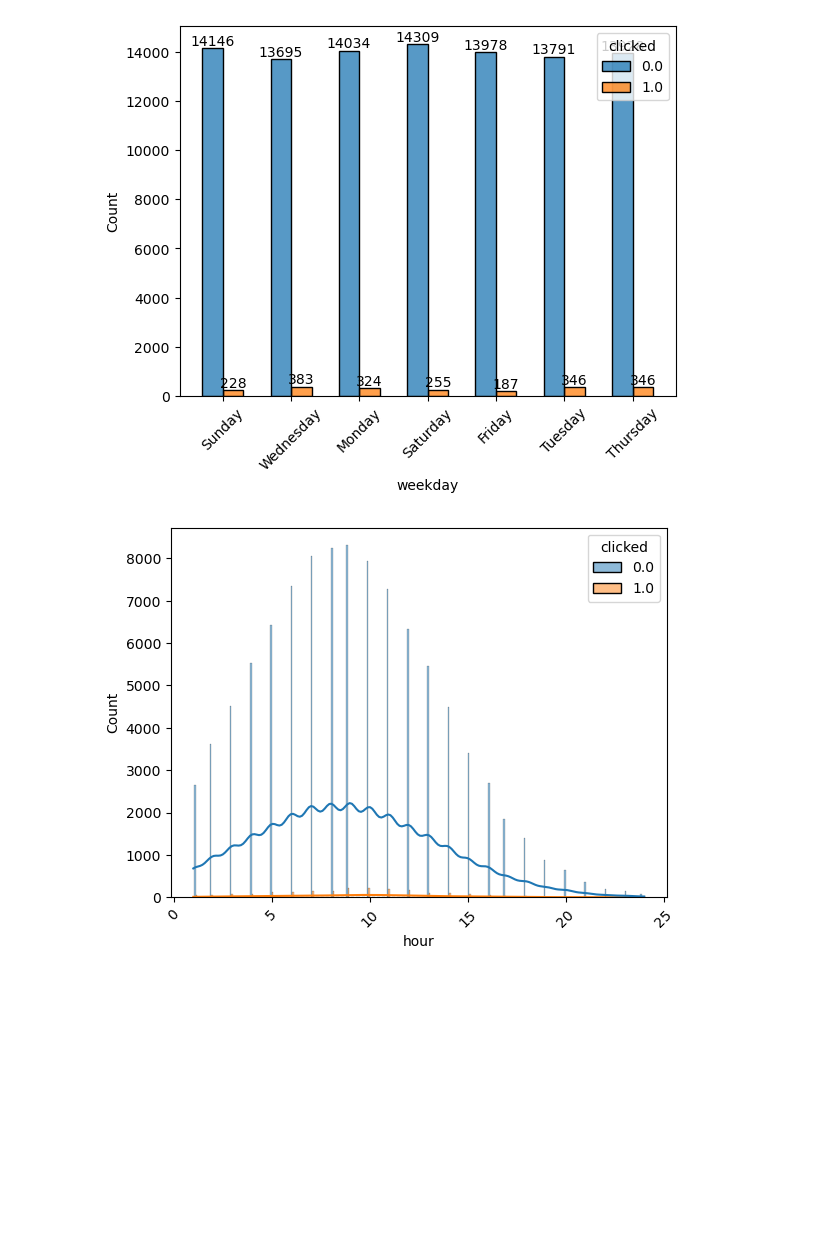
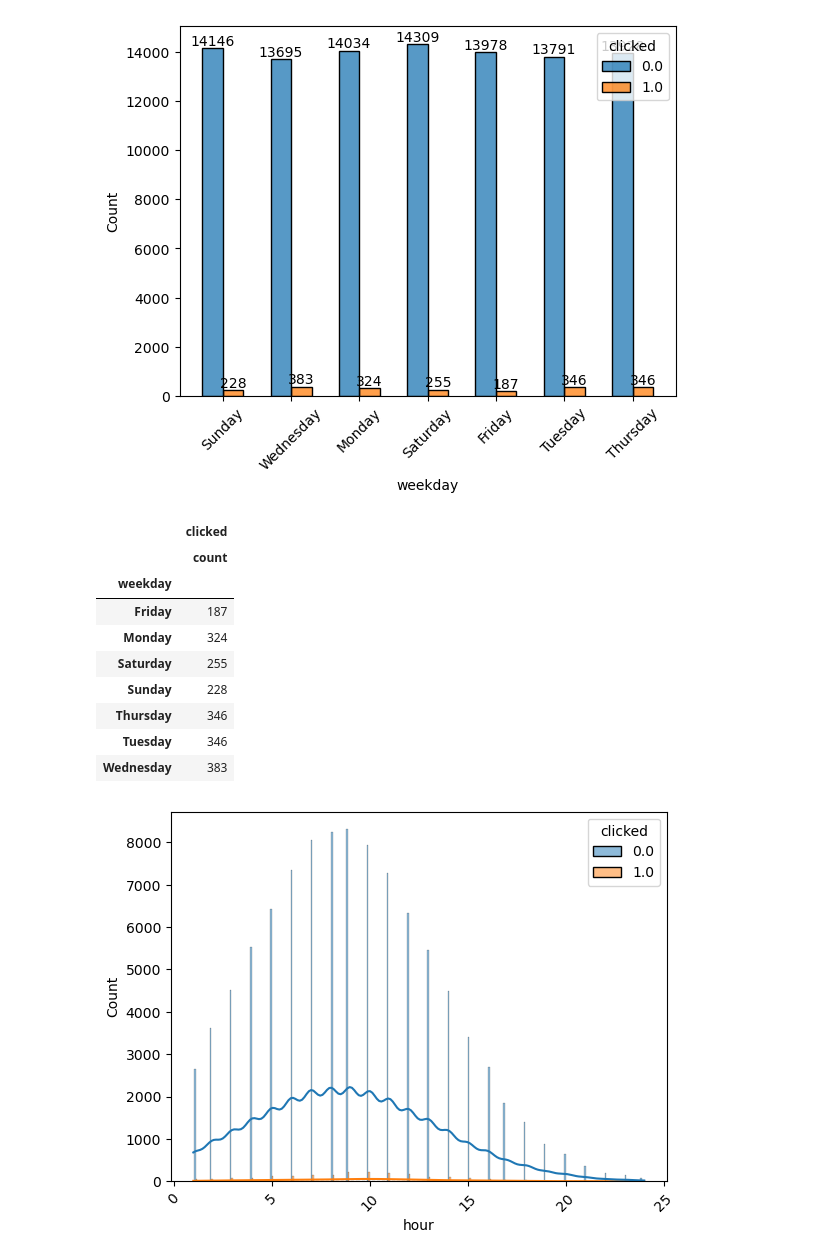
Before and after one commit to akhilmuraleedharan/email_optimization, a Jupyter notebook: Email_optimization.ipynb, the cells around one changed output. Drawn from its saved outputs; the diff is of its cells as text; code cells hidden in the pictures; blank space fills up the shorter version.

```diff
--- a/Email_optimization.ipynb
+++ b/Email_optimization.ipynb
@@ -221,6 +231,19 @@ plt.xticks(rotation=45)
 plt.show()
 # %% [output]
 [figure]
+# %%
+data[data['clicked']==1].groupby(by='weekday')[['clicked']].agg(['count'])
+# %% [output]
+|  | clicked |
+|  | count |
+| weekday |  |
+| Friday | 187 |
+| Monday | 324 |
+| Saturday | 255 |
+| Sunday | 228 |
+| Thursday | 346 |
+| Tuesday | 346 |
+| Wednesday | 383 |
 # %%
 plt.figure()
 sns.histplot(data=data, x = 'hour', hue='clicked', multiple='dodge', shrink=0.6,kde=True)
```
Also changed, not shown: parts of 20 cells of this notebook.
